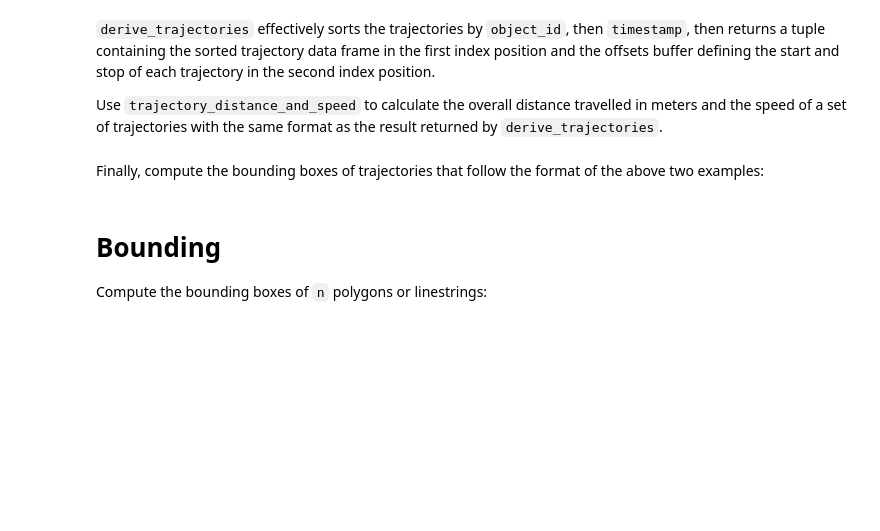
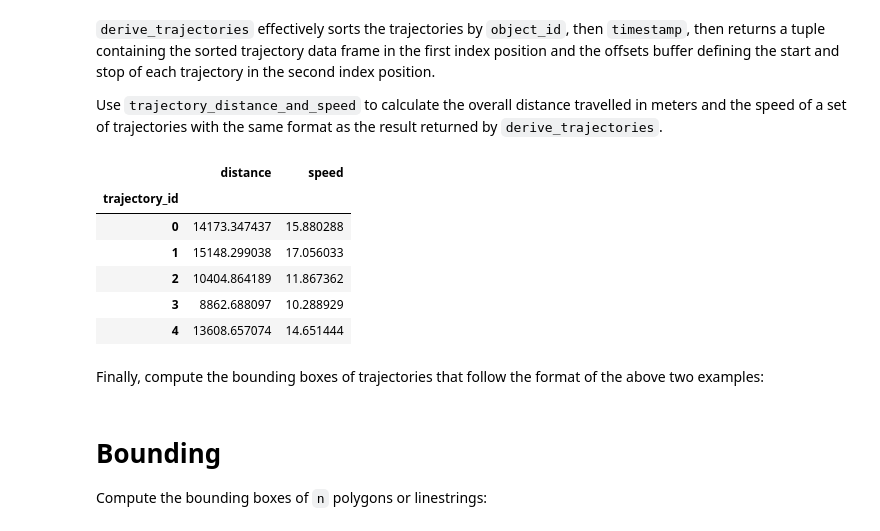
Before and after one commit to rapidsai/cuspatial, a Jupyter notebook: docs/source/user_guide/users.ipynb, the cells around one changed output. Cells and saved outputs as stored; diff of their text form; code cells hidden in the pictures; blank space fills up the shorter version.

```diff
--- a/docs/source/user_guide/users.ipynb
+++ b/docs/source/user_guide/users.ipynb
@@ -203,12 +265,20 @@ Use `trajectory_distance_and_speed` to calculate the overall distance travelled
 # %%
 d_and_s = cuspatial.core.trajectory.trajectory_distances_and_speeds(
   len(cudf.Series(ids).unique()),
-  trajectories[0]['object_id'],
-  trajectories[0]['x'],
-  trajectories[0]['y'],
-  trajectories[0]['timestamp']
+  sorted_trajectories['object_id'],
+  sorted_trajectories['x'],
+  sorted_trajectories['y'],
+  sorted_trajectories['timestamp']
 )
 d_and_s.head()
+# %% [output]
+|  | distance | speed |
+| trajectory_id |  |  |
+| 0 | 14173.347437 | 15.880288 |
+| 1 | 15148.299038 | 17.056033 |
+| 2 | 10404.864189 | 11.867362 |
+| 3 | 8862.688097 | 10.288929 |
+| 4 | 13608.657074 | 14.651444 |
 # %% [markdown]
 Finally, compute the bounding boxes of trajectories that follow the format of the above two examples:
 # %% [markdown]
```
Also changed, not shown: parts of 25 cells of this notebook.
